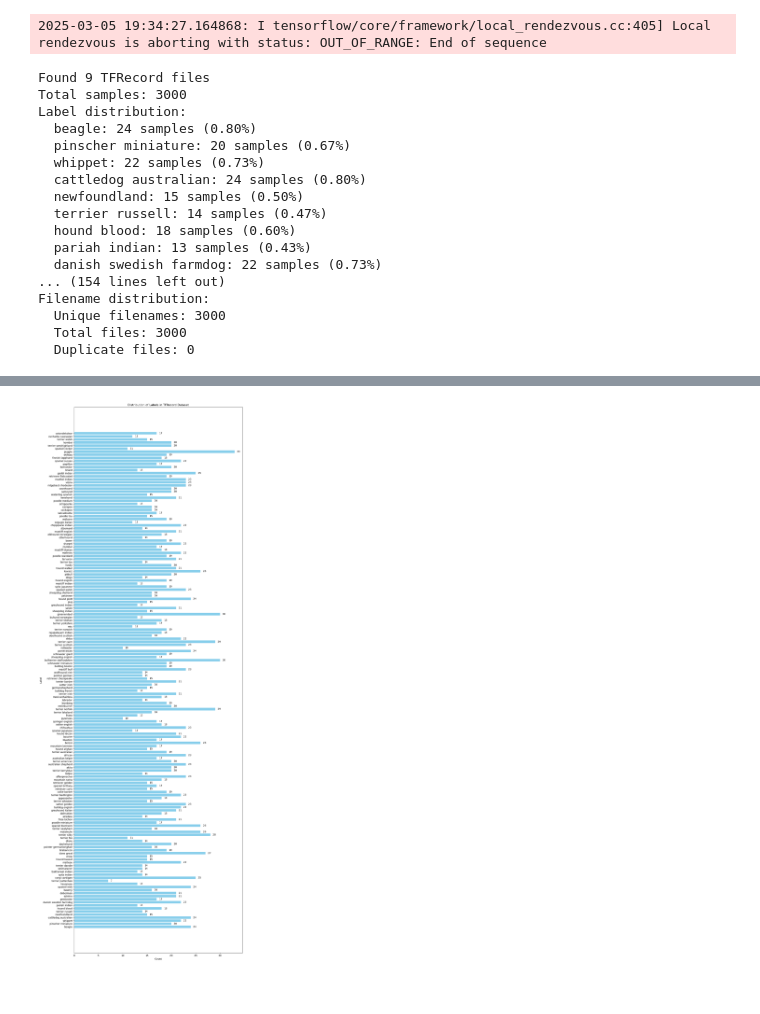
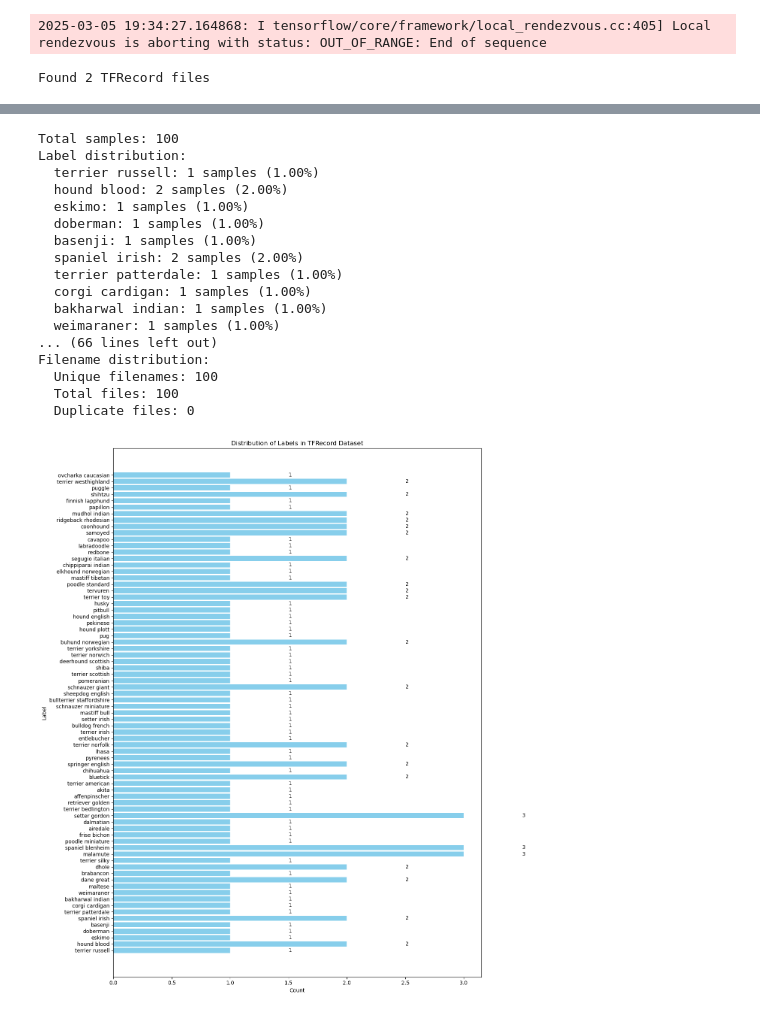
Before and after one commit to shanks-t/creature_vision, a Jupyter notebook: notebooks/data_validation.ipynb, the cells around one changed output, grey strips where cells are left out. Saved outputs shown, nothing was run; the diff lists cells and outputs as text; code cells hidden in the pictures.

Commit message:
feat: working on kubeflow pipeline training service not running

```diff
--- a/notebooks/data_validation.ipynb
+++ b/notebooks/data_validation.ipynb
@@ -31,7 +31,7 @@ import json
 from collections import Counter
 
 # Get list of TFRecord files
-tfrecord_files = tf.io.gfile.glob('gs://creature-vision-training-set/processed/weekly_20250308/*.tfrecord')
+tfrecord_files = tf.io.gfile.glob('gs://creature-vision-training-set/processed/v-20250311-2124/*.tfrecord')
 print(f"Found {len(tfrecord_files)} TFRecord files")
 
 # Load the label map from GCS
@@ -148,20 +148,4 @@ def decode_full_example(example):
 # Uncomment to visualize examples
 # visualize_examples(5)
 # %% [output]
-Found 9 TFRecord files
-Total samples: 3000
-Label distribution:
-  beagle: 24 samples (0.80%)
-  pinscher miniature: 20 samples (0.67%)
-  whippet: 22 samples (0.73%)
-  cattledog australian: 24 samples (0.80%)
-  newfoundland: 15 samples (0.50%)
-  terrier russell: 14 samples (0.47%)
-  hound blood: 18 samples (0.60%)
-  pariah indian: 13 samples (0.43%)
-  danish swedish farmdog: 22 samples (0.73%)
-... (154 lines left out)
-Filename distribution:
-  Unique filenames: 3000
-  Total files: 3000
-  Duplicate files: 0
+Found 2 TFRecord files
@@ -168 +154,18 @@ Filename distribution:
+Total samples: 100
+Label distribution:
+  terrier russell: 1 samples (1.00%)
+  hound blood: 2 samples (2.00%)
+  eskimo: 1 samples (1.00%)
+  doberman: 1 samples (1.00%)
+  basenji: 1 samples (1.00%)
+  spaniel irish: 2 samples (2.00%)
+  terrier patterdale: 1 samples (1.00%)
+  corgi cardigan: 1 samples (1.00%)
+  bakharwal indian: 1 samples (1.00%)
+  weimaraner: 1 samples (1.00%)
+... (66 lines left out)
+Filename distribution:
+  Unique filenames: 100
+  Total files: 100
+  Duplicate files: 0
-[figure, old version]
+[figure, new version]
```
Also changed, not shown: parts of 1 cell of this notebook, 4 other files.
